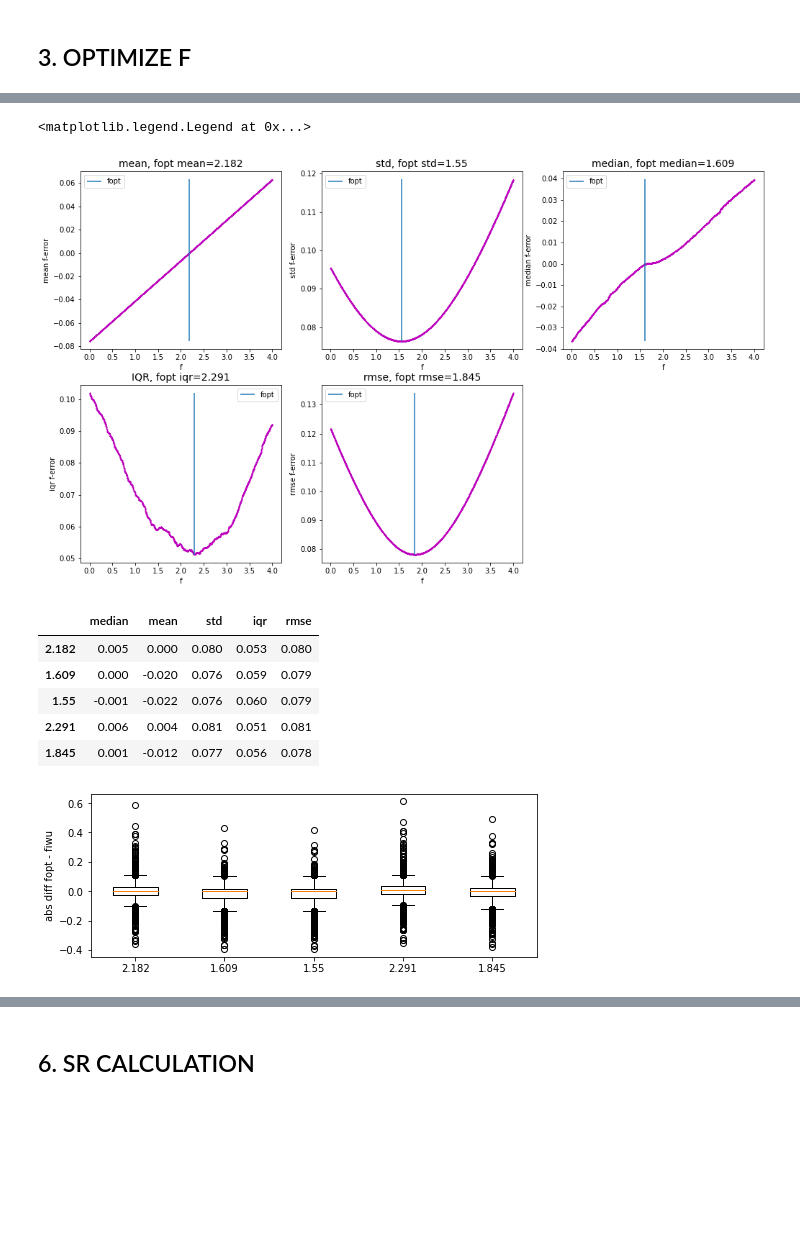
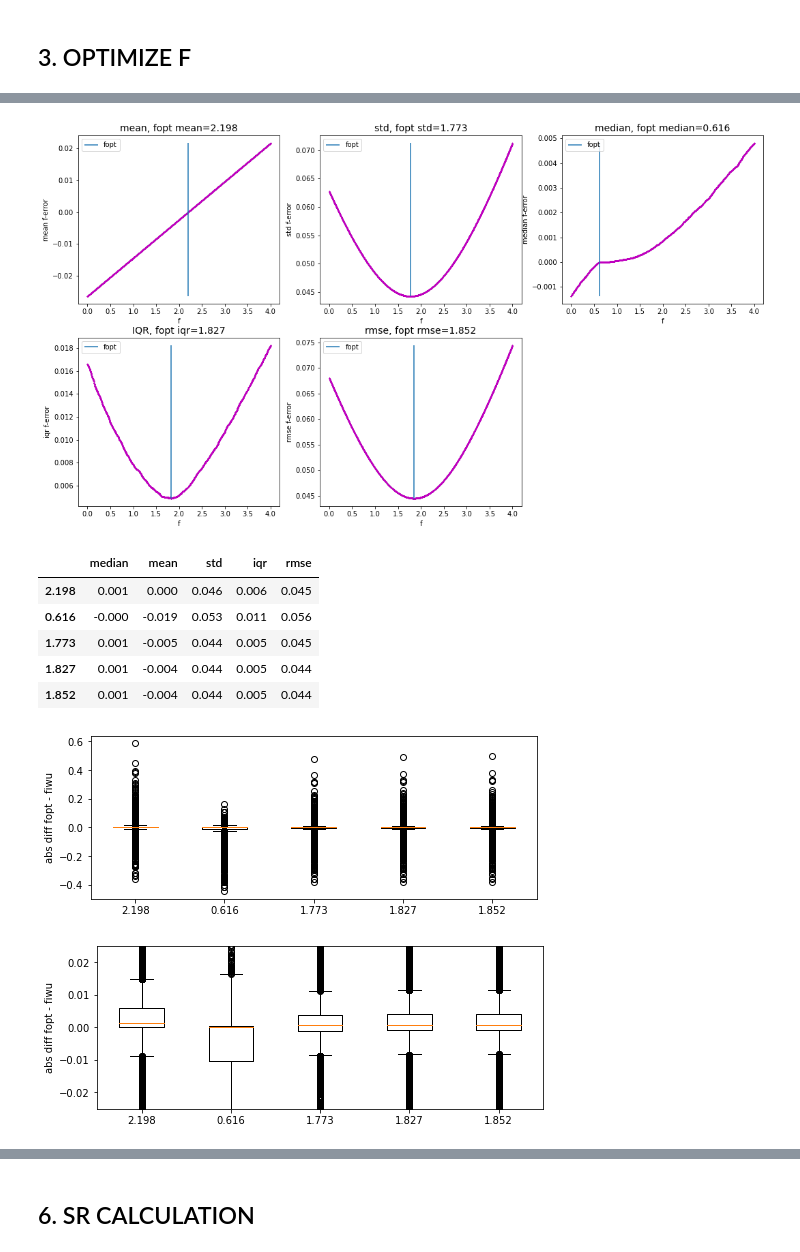
Before and after one commit to fvanoorschot/global_sr_module, a Jupyter notebook: run_script_irrigation.ipynb, the cells around one changed output, grey strips where cells are left out. Cells and saved outputs as stored; diff of their text form; code cells hidden in the pictures; blank space fills up the shorter version.

```diff
--- a/run_script_irrigation.ipynb
+++ b/run_script_irrigation.ipynb
@@ -417,0 +407,3 @@ d
+# %%
+d = pd.read_csv(f'{work_dir}/output/sr_calculation/sd_catchments/irri/f_optimization.csv', index_col=0)
+d
@@ -424,7 +430,7 @@ def find_nearest(array, value):
 # MINIMIZE ABSOLUTE ERROR
 f_min=0
 f_max=4
-nmax=5000
+nmax=10000
 A=np.zeros((int(nmax),6))
 
 for n in range(1,int(nmax+1)):
@@ -456,7 +462,7 @@ fopt_iqr=np.round(A[ind,0],3)
 ind=np.argmin(A[:,5])
 fopt_rmse=np.round(A[ind,0],3)
 # %%
-fig = plt.figure(figsize=(17,10))
+fig = plt.figure(figsize=(18,10))
 ax = fig.add_subplot(231)
 ax.plot(A[:,0], A[:,1],'mo',markersize=0.5)
 ax.vlines(fopt_mean,A[:,1].min(),A[:,1].max(), label='fopt')
@@ -470,35 +476,36 @@ ax.plot(A[:,0], A[:,2],'mo',markersize=0.5)
 ax.vlines(fopt_std,A[:,2].min(),A[:,2].max(), label='fopt')
 ax.set_xlabel('f')
 ax.set_ylabel('std f-error')
 ax.set_title(f'std, fopt std={fopt_std}',size=14)
 ax.legend()
 
 ax = fig.add_subplot(233)
 ax.plot(A[:,0], A[:,3],'mo',markersize=0.5)
 ax.vlines(fopt_median,A[:,3].min(),A[:,3].max(), label='fopt')
 ax.set_xlabel('f')
 ax.set_ylabel('median f-error')
 ax.set_title(f'median, fopt median={fopt_median}',size=14)
 ax.legend()
 
 ax = fig.add_subplot(234)
 ax.plot(A[:,0], A[:,4],'mo',markersize=0.5)
 ax.vlines(fopt_iqr,A[:,4].min(),A[:,4].max(), label='fopt')
 ax.set_xlabel('f')
 ax.set_ylabel('iqr f-error')
 ax.set_title(f'IQR, fopt iqr={fopt_iqr}',size=14)
 ax.legend()
 
 ax = fig.add_subplot(235)
 ax.plot(A[:,0], A[:,5],'mo',markersize=0.5)
 ax.vlines(fopt_rmse,A[:,5].min(),A[:,5].max(), label='fopt')
 ax.set_xlabel('f')
 ax.set_ylabel('rmse f-error')
 ax.set_title(f'rmse, fopt rmse={fopt_rmse}',size=14)
 ax.legend()
+
+fig.savefig(f'{work_dir}/output/figures/irrigation/optimization/monte_carlo_absdiff.jpg',dpi=300,bbox_inches='tight')
 # %% [output]
-<matplotlib.legend.Legend at 0x...>
-[figure, old version]
+[figure, new version]
 # %%
 # boxplots
 f_array=[fopt_mean,fopt_median,fopt_std,fopt_iqr,fopt_rmse]
@@ -516,6 +523,14 @@ ax.boxplot(df)
 ax.set_xticklabels(f_array_str)
 ax.set_ylabel('abs diff fopt - fiwu')
 
+fig = plt.figure(figsize=(8,3))
+ax = fig.add_subplot(111)
+ax.boxplot(df)
+ax.set_xticklabels(f_array_str)
+ax.set_ylabel('abs diff fopt - fiwu')
+ax.set_ylim(-0.025,0.025)
+fig.savefig(f'{work_dir}/output/figures/irrigation/optimization/monte_carlo_absdiff_boxplot.jpg',dpi=300,bbox_inches='tight')
+
 e = pd.DataFrame(index=df.columns)
 e['median']=np.round(df.median(),3)
 e['mean']=np.round(df.mean(),3)
@@ -527,12 +542,13 @@ e.index = [f_array_str]
 e
 # %% [output]
 |  | median | mean | std | iqr | rmse |
-| 2.182 | 0.005 | 0.000 | 0.080 | 0.053 | 0.080 |
-| 1.609 | 0.000 | -0.020 | 0.076 | 0.059 | 0.079 |
-| 1.55 | -0.001 | -0.022 | 0.076 | 0.060 | 0.079 |
-| 2.291 | 0.006 | 0.004 | 0.081 | 0.051 | 0.081 |
-| 1.845 | 0.001 | -0.012 | 0.077 | 0.056 | 0.078 |
+| 2.198 | 0.001 | 0.000 | 0.046 | 0.006 | 0.045 |
+| 0.616 | -0.000 | -0.019 | 0.053 | 0.011 | 0.056 |
+| 1.773 | 0.001 | -0.005 | 0.044 | 0.005 | 0.045 |
+| 1.827 | 0.001 | -0.004 | 0.044 | 0.005 | 0.044 |
+| 1.852 | 0.001 | -0.004 | 0.044 | 0.005 | 0.044 |
-[figure, old version]
+[figure, new version]
+[figure, added]
 # %%
 # MINIMIZE RELATIVE ERROR
 f_min=0
```
Also changed, not shown: parts of 33 cells of this notebook, 14 other files.
